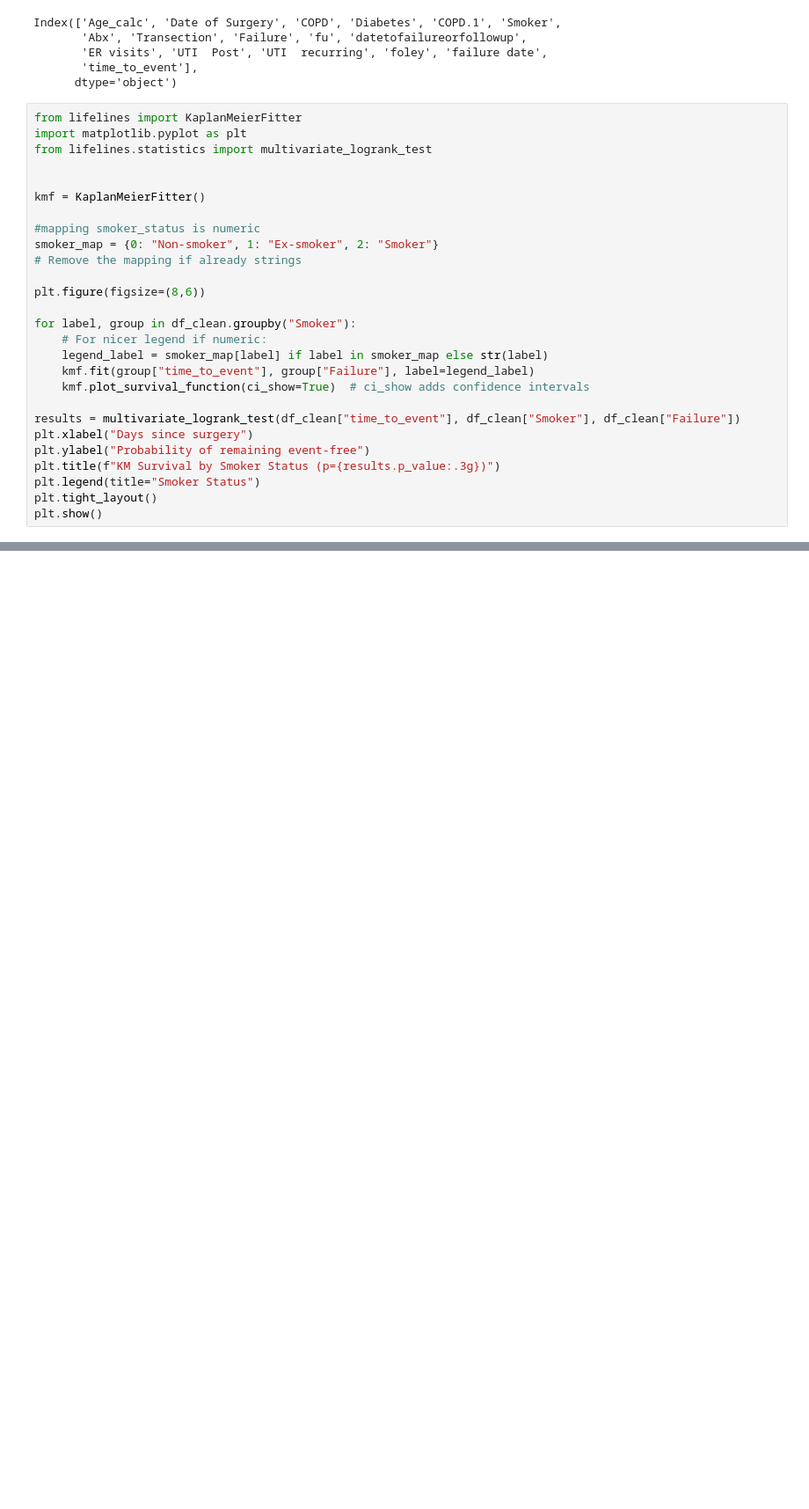
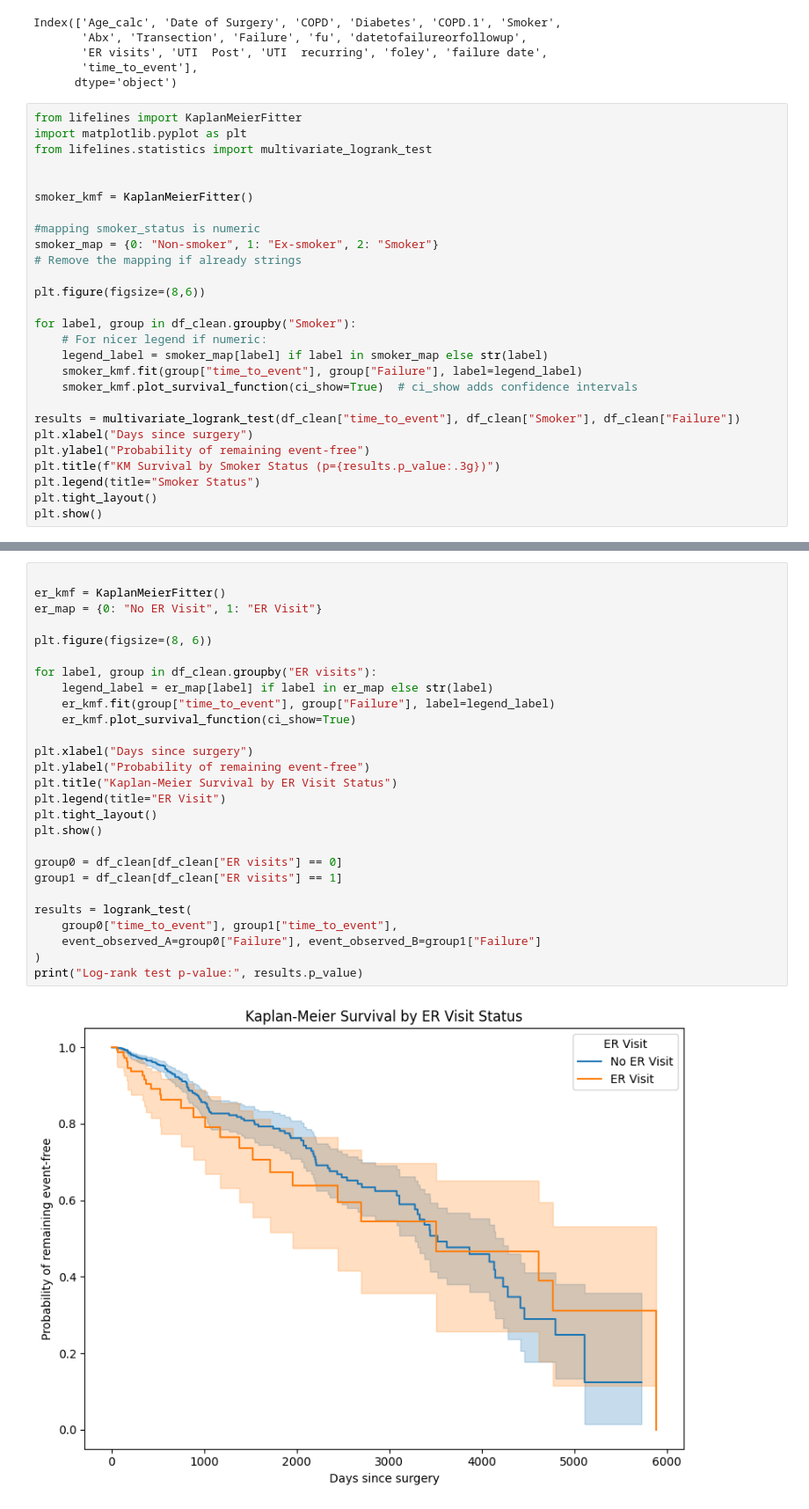
Before and after one commit to preciousiajilore/survival_mtlr, a Jupyter notebook: notebooks/firstsubset.ipynb, the cells around one changed output, grey strips where cells are left out. Shown at 88% size. Cells and saved outputs as stored; diff of their text form; blank space fills up the shorter version.

```diff
--- a/notebooks/firstsubset.ipynb
+++ b/notebooks/firstsubset.ipynb
@@ -250,7 +250,7 @@ import matplotlib.pyplot as plt
 from lifelines.statistics import multivariate_logrank_test
 
 
-kmf = KaplanMeierFitter()
+smoker_kmf = KaplanMeierFitter()
 
 #mapping smoker_status is numeric
 smoker_map = {0: "Non-smoker", 1: "Ex-smoker", 2: "Smoker"}
@@ -261,8 +261,8 @@ plt.figure(figsize=(8,6))
 for label, group in df_clean.groupby("Smoker"):
     # For nicer legend if numeric:
     legend_label = smoker_map[label] if label in smoker_map else str(label)
-    kmf.fit(group["time_to_event"], group["Failure"], label=legend_label)
-    kmf.plot_survival_function(ci_show=True)  # ci_show adds confidence intervals
+    smoker_kmf.fit(group["time_to_event"], group["Failure"], label=legend_label)
+    smoker_kmf.plot_survival_function(ci_show=True)  # ci_show adds confidence intervals
 
 results = multivariate_logrank_test(df_clean["time_to_event"], df_clean["Smoker"], df_clean["Failure"])
 plt.xlabel("Days since surgery")
@@ -275,0 +282,29 @@ plt.show()
+# %%
+
+er_kmf = KaplanMeierFitter()
+er_map = {0: "No ER Visit", 1: "ER Visit"}
+
+plt.figure(figsize=(8, 6))
+
+for label, group in df_clean.groupby("ER visits"):
+    legend_label = er_map[label] if label in er_map else str(label)
+    er_kmf.fit(group["time_to_event"], group["Failure"], label=legend_label)
+    er_kmf.plot_survival_function(ci_show=True)
+
+plt.xlabel("Days since surgery")
+plt.ylabel("Probability of remaining event-free")
+plt.title("Kaplan-Meier Survival by ER Visit Status")
+plt.legend(title="ER Visit")
+plt.tight_layout()
+plt.show()
+
+group0 = df_clean[df_clean["ER visits"] == 0]
+group1 = df_clean[df_clean["ER visits"] == 1]
+
+results = logrank_test(
+    group0["time_to_event"], group1["time_to_event"],
+    event_observed_A=group0["Failure"], event_observed_B=group1["Failure"]
+)
+print("Log-rank test p-value:", results.p_value)
+# %% [output]
+[figure, added]
```
Also changed, not shown: parts of 3 cells of this notebook.
